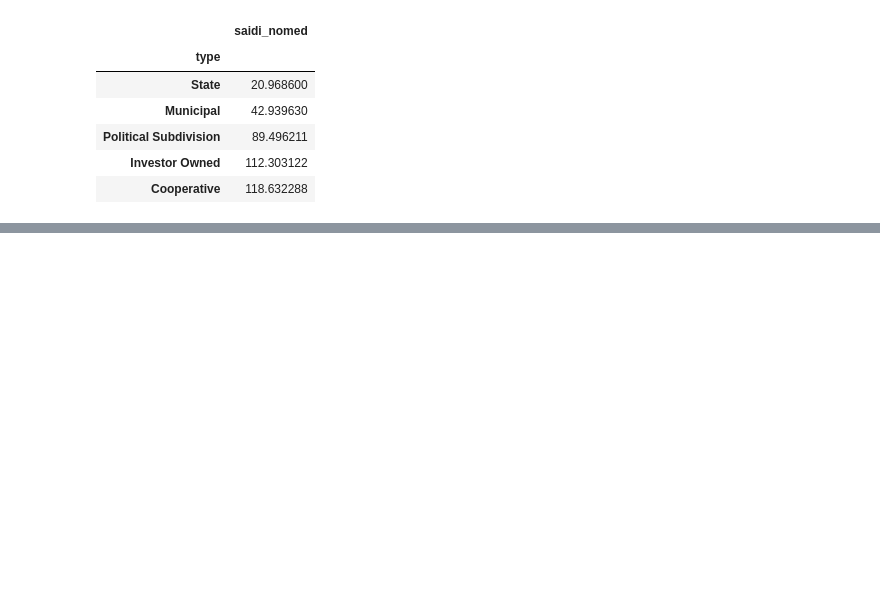
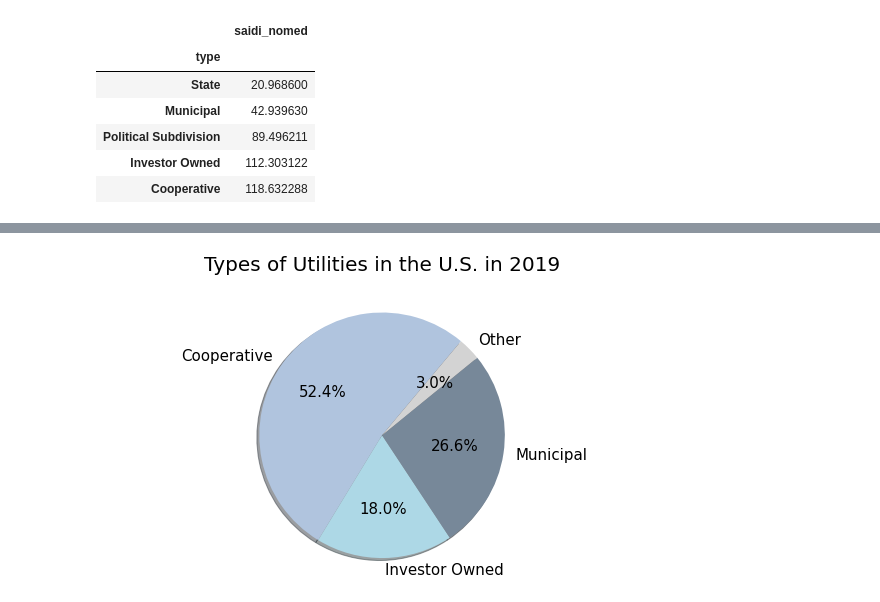
Before and after one commit to gloriadli/DS1_Final_Project, a Jupyter notebook: Visualizations.ipynb, the cells around one changed output, grey strips where cells are left out. Drawn from its saved outputs; the diff is of its cells as text; code cells hidden in the pictures; blank space fills up the shorter version.

```diff
--- a/Visualizations.ipynb
+++ b/Visualizations.ipynb
@@ -88,0 +147,6 @@ fig.show()
+# %%
+df_19_types = df_19.groupby('type', as_index=False).count().filter(["type","name"])
+# %%
+df_19_types.loc[3]= ["Other", 23]
+# %%
+df_19_types.drop(df_19_types.tail(1).index,inplace=True) # drop last n rows
@@ -88,0 +161,19 @@ fig.show()
+# %%
+#explode = (0.1,0) # Explode 1st slice
+
+
+color = ["lightsteelblue","lightblue","lightslategrey","lightgrey"]
+#color = plt.cm.Set2(np.linspace(0, 1, 12))
+
+plt.figure(figsize = (10,5))
+plt.pie(df_19_types['name'], labels = df_19_types['type'],
+        autopct = '%1.1f%%', shadow = True, startangle = 50,
+       pctdistance = 0.6,
+       colors = color,
+       textprops={'fontsize': 15})
+plt.title('Types of Utilities in the U.S. in 2019\n', fontsize=20) # Title
+plt.axis('equal')
+
+plt.savefig('./deliverables/2019_utility_types.png', bbox_inches="tight")
+# %% [output]
+[figure, added]
```
Also changed, not shown: parts of 12 cells of this notebook, 19 other files.
